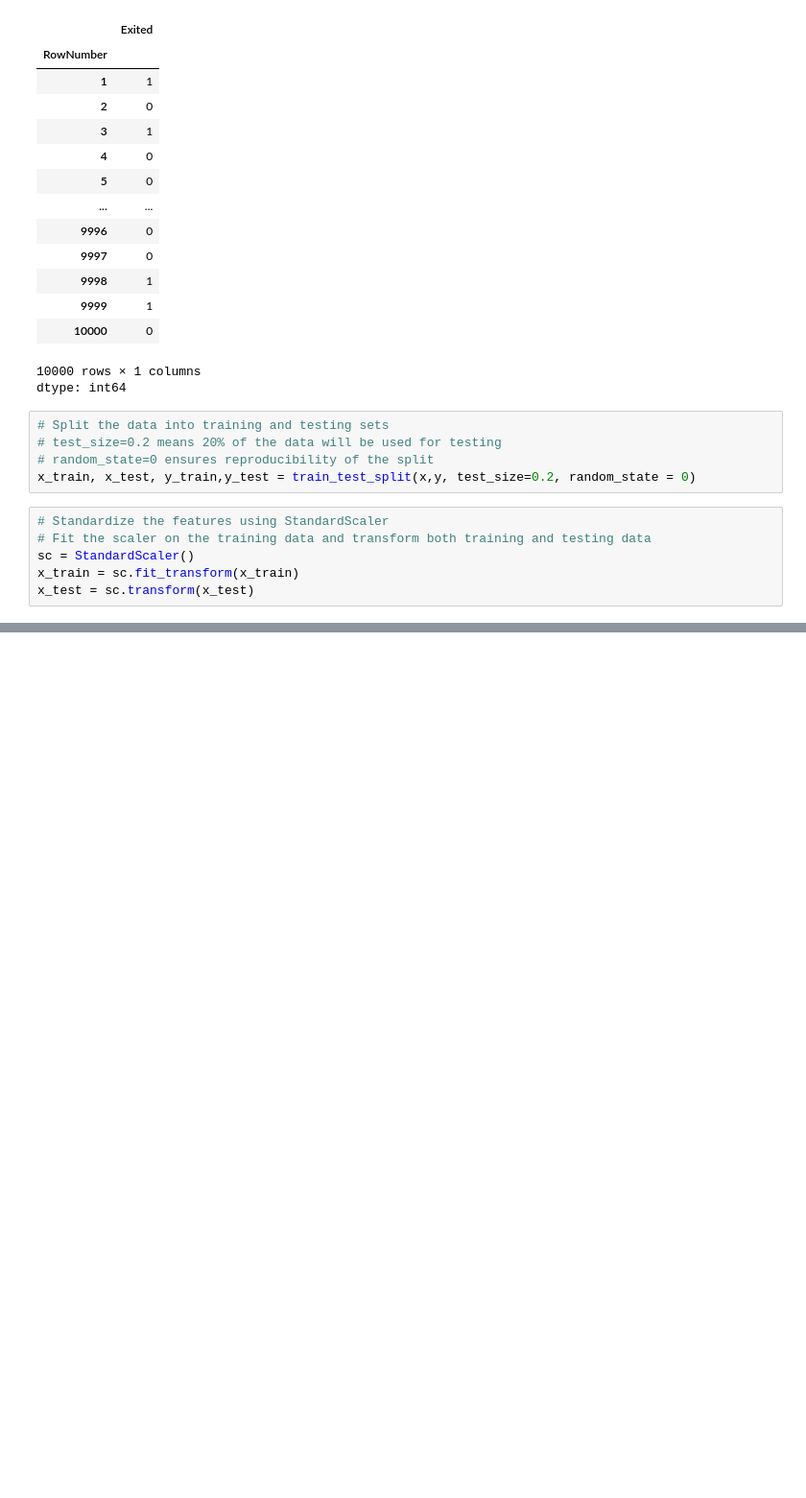
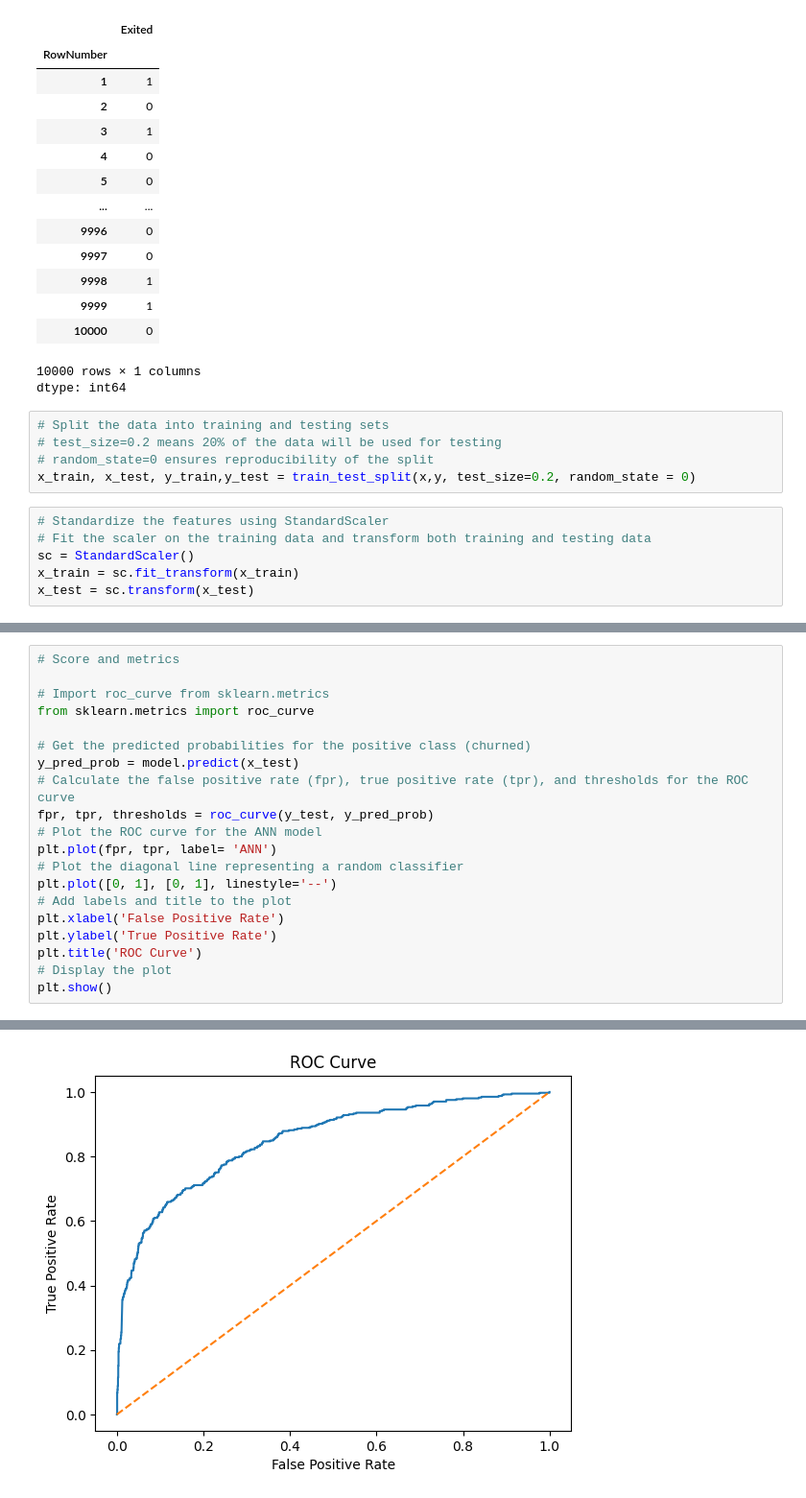
Before and after one commit to Saifullah785/deep-learning-projects, a Jupyter notebook: Project_05_Customer_Churn_classification_with_ANN/Project_05_Customer_Churn_classification_with_ANN.ipynb, the cells around one changed output, grey strips where cells are left out. Shown at 96% size. Saved outputs shown, nothing was run; the diff lists cells and outputs as text; blank space fills up the shorter version.

```diff
--- a/Project_05_Customer_Churn_classification_with_ANN/Project_05_Customer_Churn_classification_with_ANN.ipynb
+++ b/Project_05_Customer_Churn_classification_with_ANN/Project_05_Customer_Churn_classification_with_ANN.ipynb
@@ -221,0 +358,21 @@ x_test = sc.transform(x_test)
+# %%
+# Score and metrics
+
+# Import roc_curve from sklearn.metrics
+from sklearn.metrics import roc_curve
+
+# Get the predicted probabilities for the positive class (churned)
+y_pred_prob = model.predict(x_test)
+# Calculate the false positive rate (fpr), true positive rate (tpr), and thresholds for the ROC curve
+fpr, tpr, thresholds = roc_curve(y_test, y_pred_prob)
+# Plot the ROC curve for the ANN model
+plt.plot(fpr, tpr, label= 'ANN')
+# Plot the diagonal line representing a random classifier
+plt.plot([0, 1], [0, 1], linestyle='--')
+# Add labels and title to the plot
+plt.xlabel('False Positive Rate')
+plt.ylabel('True Positive Rate')
+plt.title('ROC Curve')
+# Display the plot
+plt.show()
+# %% [output]
@@ -221,0 +380 @@ x_test = sc.transform(x_test)
+[figure, added]
```
Also changed, not shown: parts of 14 cells of this notebook.
